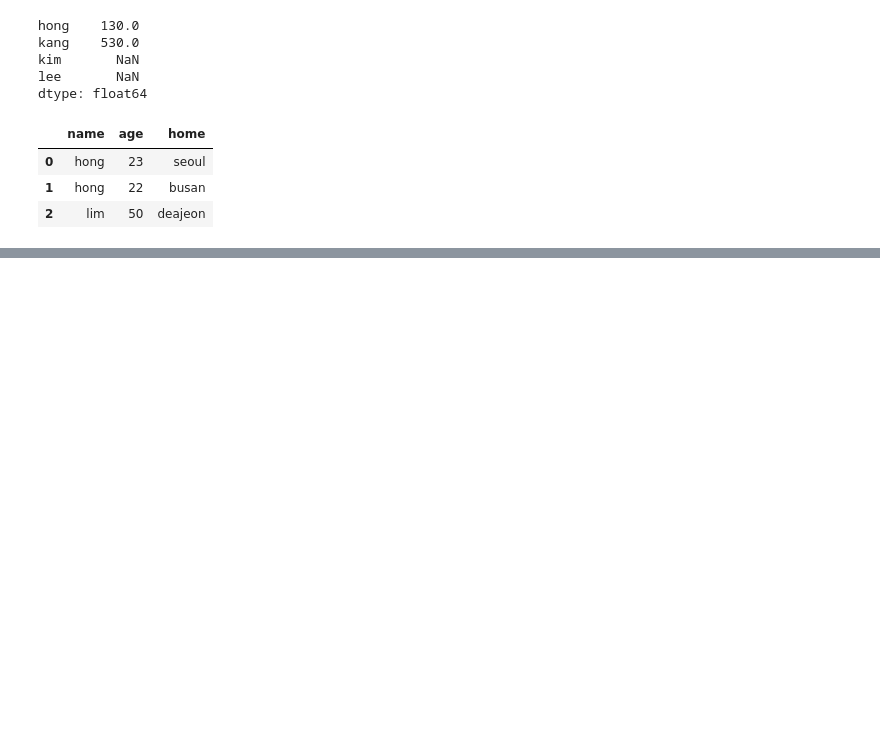
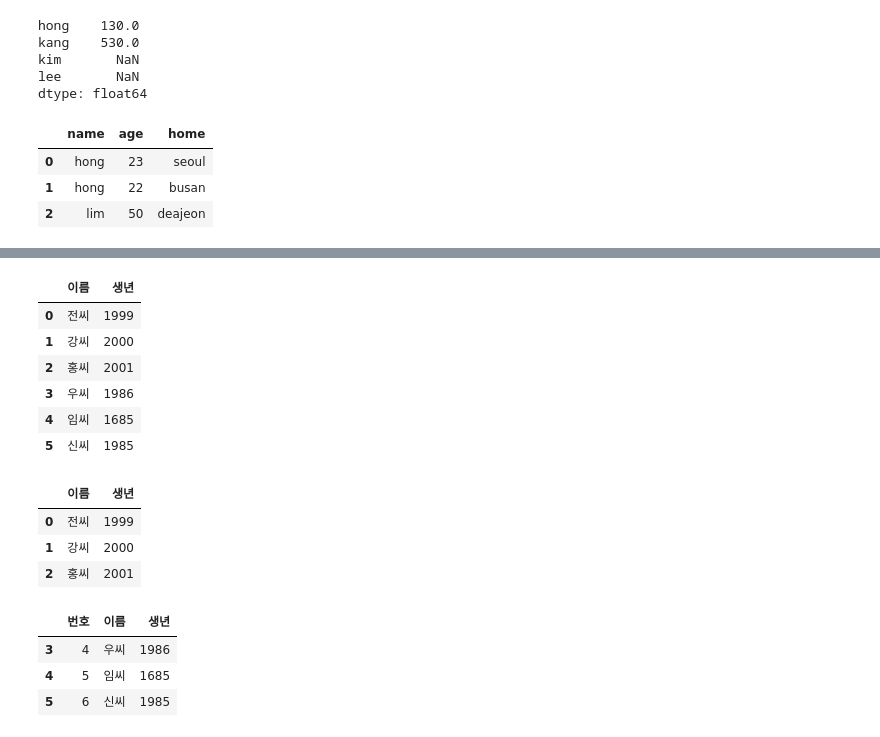
Before and after one commit to kingssik/Lecture_py_202208, a Jupyter notebook: visualization_practice.ipynb, the cells around one changed output, grey strips where cells are left out. Drawn from its saved outputs; the diff is of its cells as text; code cells hidden in the pictures; blank space fills up the shorter version.

Commit message:
데이터프레임 집계함수, 정렬, 조회, 삭제

```diff
--- a/visualization_practice.ipynb
+++ b/visualization_practice.ipynb
@@ -239,0 +343,37 @@ member2
+# %%
+# 데이터프레임에서 특정컬럼 조회
+member5['생년']
+# 데이터프레임에서 두 개 이상의 컬럼 조회
+member5[['이름', '생년']]
+# %% [output]
+|  | 이름 | 생년 |
+| 0 | 전씨 | 1999 |
+| 1 | 강씨 | 2000 |
+| 2 | 홍씨 | 2001 |
+| 3 | 우씨 | 1986 |
+| 4 | 임씨 | 1685 |
+| 5 | 신씨 | 1985 |
+# %%
+# 데이터프레임에서 원하는 조건의 행 조회
+member5.loc[0]
+# 데이터프레임에서 원하는 조건의 행 조회
+member5.loc[member5['번호']>=3]
+# 데이터프레임에서 원하는 조건의 행 조회
+member5.loc[(member5['생년']>=1999)&(member5['생년']<=2001)]
+# 데이터프레임에서 원하는 조건의 행 조회 - 특정 컬럼만 출력
+member5.loc[(member5['생년']>=1999)&(member5['생년']<=2001),['이름', '생년']]
+# %% [output]
+|  | 이름 | 생년 |
+| 0 | 전씨 | 1999 |
+| 1 | 강씨 | 2000 |
+| 2 | 홍씨 | 2001 |
+# %%
+# 데이터프레임 행 삭제
+member5.drop([0])
+# 데이터프레임 특정 조건의 행 삭제
+member5.drop(member5[member5.생년>=1999].index)
+# %% [output]
+|  | 번호 | 이름 | 생년 |
+| 3 | 4 | 우씨 | 1986 |
+| 4 | 5 | 임씨 | 1685 |
+| 5 | 6 | 신씨 | 1985 |
```
Also changed, not shown: parts of 4 cells of this notebook, 1 other file.
